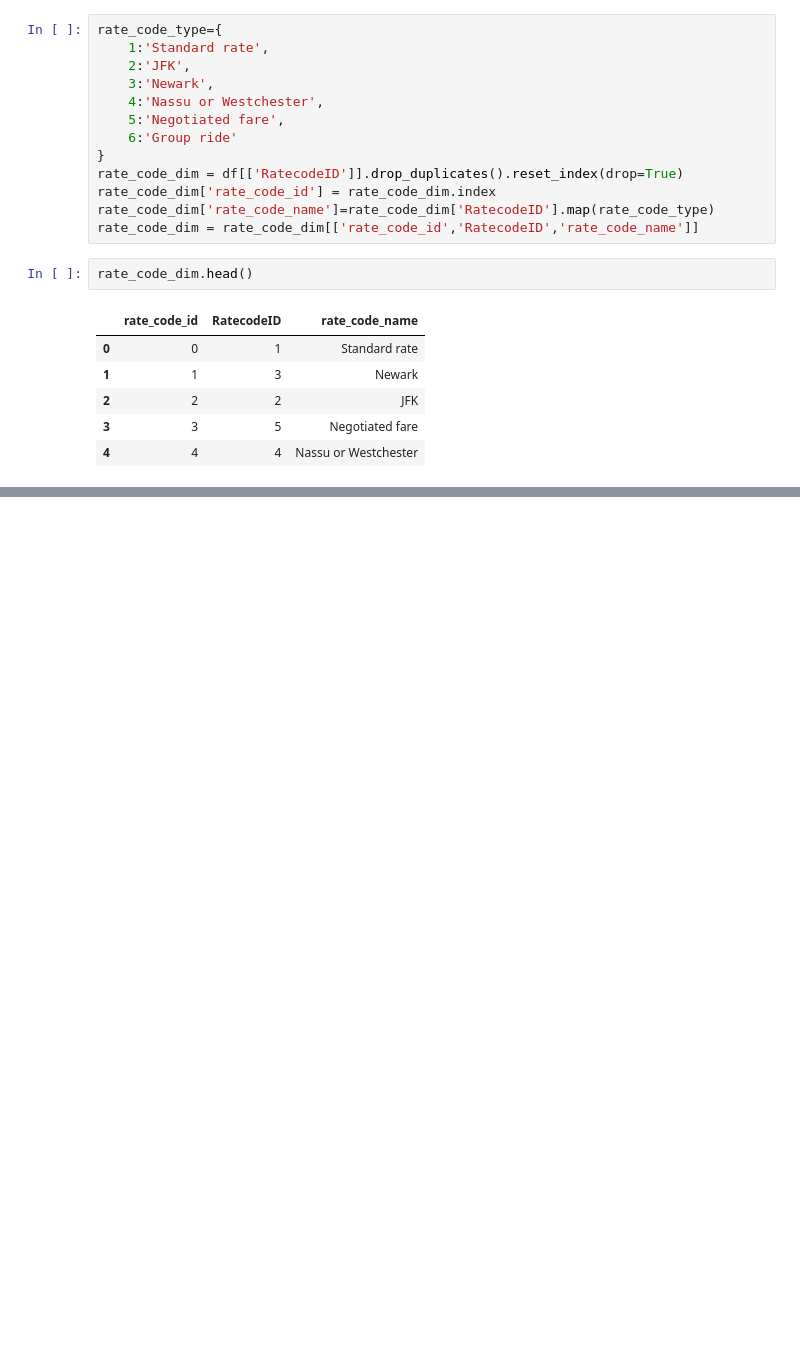
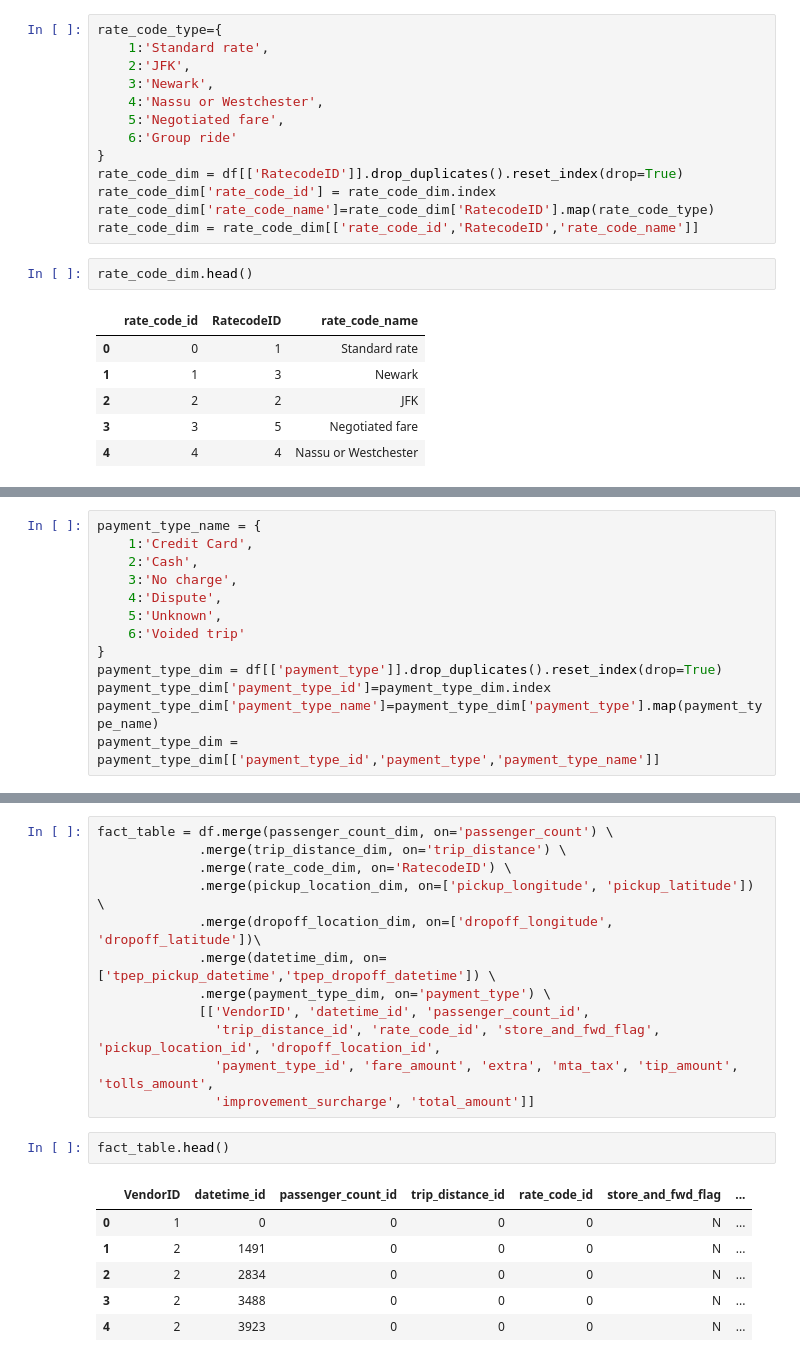
Before and after one commit to yashvisharma1204/Uber_rides-data_analysis, a Jupyter notebook: data.ipynb, the cells around one changed output, grey strips where cells are left out. Cells and saved outputs as stored; diff of their text form; blank space fills up the shorter version.

```diff
--- a/data.ipynb
+++ b/data.ipynb
@@ -167,0 +209,13 @@ rate_code_dim.head()
+# %%
+payment_type_name = {
+    1:'Credit Card',
+    2:'Cash',
+    3:'No charge',
+    4:'Dispute',
+    5:'Unknown',
+    6:'Voided trip'
+}
+payment_type_dim = df[['payment_type']].drop_duplicates().reset_index(drop=True)
+payment_type_dim['payment_type_id']=payment_type_dim.index
+payment_type_dim['payment_type_name']=payment_type_dim['payment_type'].map(payment_type_name)
+payment_type_dim = payment_type_dim[['payment_type_id','payment_type','payment_type_name']]
@@ -167,0 +230,21 @@ rate_code_dim.head()
+# %%
+fact_table = df.merge(passenger_count_dim, on='passenger_count') \
+             .merge(trip_distance_dim, on='trip_distance') \
+             .merge(rate_code_dim, on='RatecodeID') \
+             .merge(pickup_location_dim, on=['pickup_longitude', 'pickup_latitude']) \
+             .merge(dropoff_location_dim, on=['dropoff_longitude', 'dropoff_latitude'])\
+             .merge(datetime_dim, on=['tpep_pickup_datetime','tpep_dropoff_datetime']) \
+             .merge(payment_type_dim, on='payment_type') \
+             [['VendorID', 'datetime_id', 'passenger_count_id',
+               'trip_distance_id', 'rate_code_id', 'store_and_fwd_flag', 'pickup_location_id', 'dropoff_location_id',
+               'payment_type_id', 'fare_amount', 'extra', 'mta_tax', 'tip_amount', 'tolls_amount',
+               'improvement_surcharge', 'total_amount']]
+# %%
+fact_table.head()
+# %% [output]
+|  | VendorID | datetime_id | passenger_count_id | trip_distance_id | rate_code_id | store_and_fwd_flag | ... |
+| 0 | 1 | 0 | 0 | 0 | 0 | N | ... |
+| 1 | 2 | 1491 | 0 | 0 | 0 | N | ... |
+| 2 | 2 | 2834 | 0 | 0 | 0 | N | ... |
+| 3 | 2 | 3488 | 0 | 0 | 0 | N | ... |
+| 4 | 2 | 3923 | 0 | 0 | 0 | N | ... |
```
Also changed, not shown: parts of 6 cells of this notebook.
